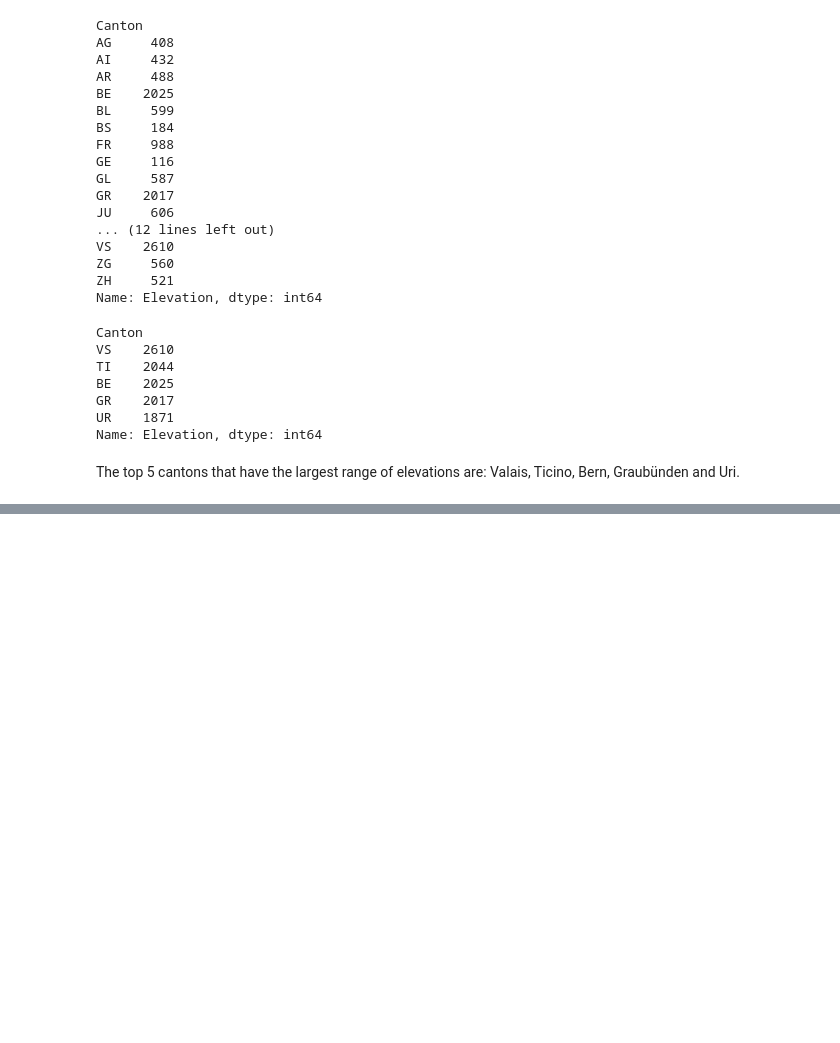
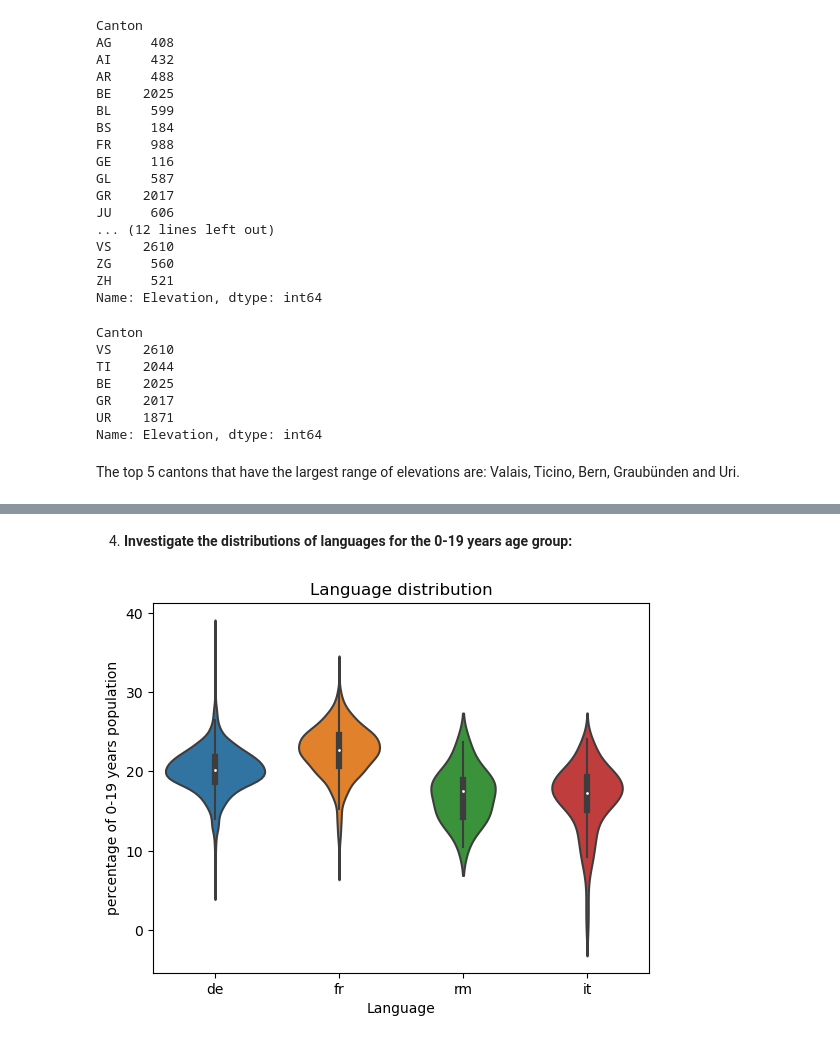
Before and after one commit to maharhandi/Intro_data_analysis, a Jupyter notebook: communes_solution.ipynb, the cells around one changed output, grey strips where cells are left out. Drawn from its saved outputs; the diff is of its cells as text; code cells hidden in the pictures; blank space fills up the shorter version.

```diff
--- a/communes_solution.ipynb
+++ b/communes_solution.ipynb
@@ -316,0 +377,9 @@ The top 5 cantons that have the largest range of elevations are: Valais, Ticino,
+# %% [markdown]
+4. **Investigate the distributions of languages for the 0-19 years age group:**
+# %%
+sns.violinplot(x = "Language", y = "0-19 years", data = df)
+plt.ylabel("percentage of 0-19 years population")
+plt.title("Language distribution") # Title
+plt.show()
+# %% [output]
+[figure, added]
```
Also changed, not shown: parts of 24 cells of this notebook.
